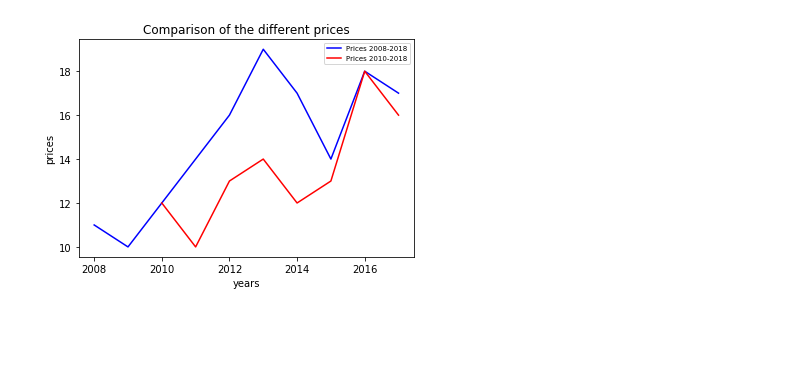
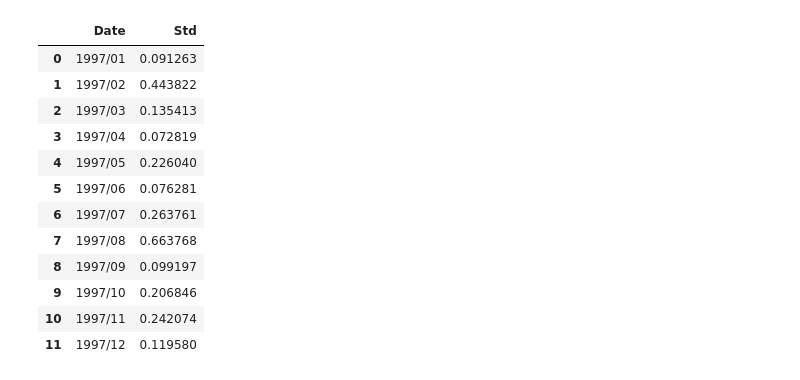
Before and after one commit to feather07170132/NOMURA_PROJECT, a Jupyter notebook: Data_Analysis.ipynb, the cells around one changed output. Drawn from its saved outputs; the diff is of its cells as text; code cells hidden in the pictures; blank space fills up the shorter version.

```diff
--- a/Data_Analysis.ipynb
+++ b/Data_Analysis.ipynb
@@ -23,0 +26,17 @@ fivePercentTenDays avg price :  10.496696035242291
+# %%
+std1997 = monthStandardDeviation(1997)
+std1998 = monthStandardDeviation(1998)
+std1999 = monthStandardDeviation(1999)
+std2000 = monthStandardDeviation(2000)
+std2001 = monthStandardDeviation(2001)
+
+monthStr = ["01", "02", "03", "04", "05", "06", "07", "08", "09", "10", "11", "12"]
+
+fig = go.Figure()
+fig.add_trace(go.Bar(x=monthStr, y=std1997["Std"],name='1997',marker_color='indianred'))
+fig.add_trace(go.Bar(x=monthStr, y=std1998["Std"],name='1998',marker_color='lightsalmon'))
+fig.add_trace(go.Bar(x=monthStr, y=std1998["Std"],name='1998',marker_color='lightsalmon'))
+fig.add_trace(go.Bar(x=monthStr, y=std1998["Std"],name='1998',marker_color='lightsalmon'))
+fig.add_trace(go.Bar(x=monthStr, y=std1998["Std"],name='1998',marker_color='lightsalmon'))
+
+fig.show()
@@ -116,18 +132,16 @@ investROI(percentDaysStrategDataFrame(10,10))
-# %%
-from matplotlib import pyplot as plt
-
-Geb_b30 = [11, 10, 12, 14, 16, 19, 17, 14, 18, 17]
-years_b30 = range(2008,2018)
-Geb_a30 = [12, 10, 13, 14, 12, 13, 18, 16]
-years_a30 = range(2010,2018)
-
-fig, ax = plt.subplots()
-ax.plot(years_b30, Geb_b30, label='Prices 2008-2018', color='blue')
-ax.plot(years_a30, Geb_a30, label='Prices 2010-2018', color = 'red')
-legend = ax.legend(loc='best', fontsize='x-small')
-plt.xlabel('years')
-plt.ylabel('prices')
-plt.title('Comparison of the different prices')
-plt.show()
-# %% [output]
-[figure, removed]
+# %%
+std1997
+# %% [output]
+|  | Date | Std |
+| 0 | 1997/01 | 0.091263 |
+| 1 | 1997/02 | 0.443822 |
+| 2 | 1997/03 | 0.135413 |
+| 3 | 1997/04 | 0.072819 |
+| 4 | 1997/05 | 0.226040 |
+| 5 | 1997/06 | 0.076281 |
+| 6 | 1997/07 | 0.263761 |
+| 7 | 1997/08 | 0.663768 |
+| 8 | 1997/09 | 0.099197 |
+| 9 | 1997/10 | 0.206846 |
+| 10 | 1997/11 | 0.242074 |
+| 11 | 1997/12 | 0.119580 |
```
Also changed, not shown: parts of 8 cells of this notebook.
